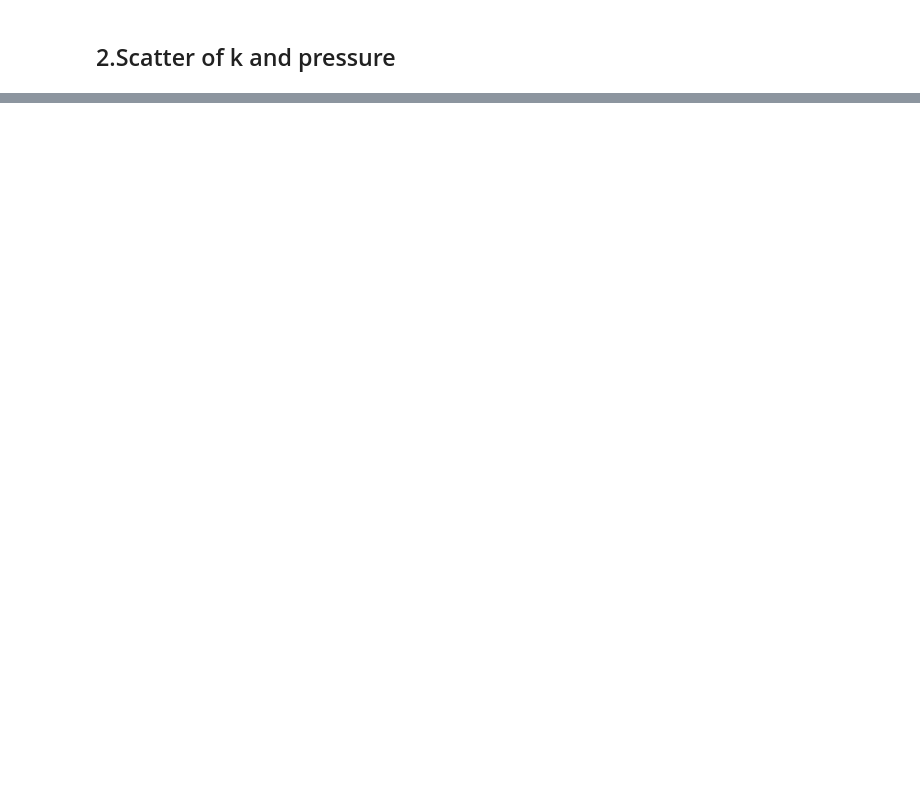
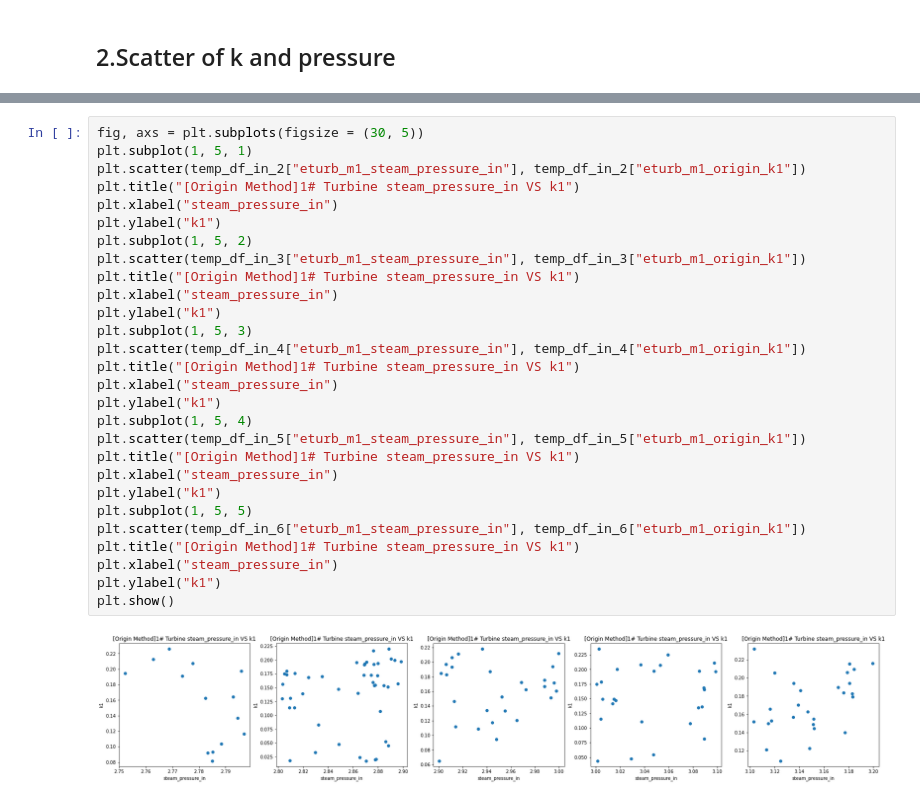
Before and after one commit to wangzhefeng/data-analysis, a Jupyter notebook: eturb_model/src/eturb_m1_regression_parameters_VS_pressure.ipynb, the cells around one changed output, grey strips where cells are left out. Saved outputs shown, nothing was run; the diff lists cells and outputs as text; blank space fills up the shorter version.

```diff
--- a/eturb_model/src/eturb_m1_regression_parameters_VS_pressure.ipynb
+++ b/eturb_model/src/eturb_m1_regression_parameters_VS_pressure.ipynb
@@ -158,0 +226,30 @@ scatter_plot(df_origin, "eturb_m1_steam_pressure_side", "eturb_m1_origin_k2",  i
+# %%
+fig, axs = plt.subplots(figsize = (30, 5))
+plt.subplot(1, 5, 1)
+plt.scatter(temp_df_in_2["eturb_m1_steam_pressure_in"], temp_df_in_2["eturb_m1_origin_k1"])
+plt.title("[Origin Method]1# Turbine steam_pressure_in VS k1")
+plt.xlabel("steam_pressure_in")
+plt.ylabel("k1")
+plt.subplot(1, 5, 2)
+plt.scatter(temp_df_in_3["eturb_m1_steam_pressure_in"], temp_df_in_3["eturb_m1_origin_k1"])
+plt.title("[Origin Method]1# Turbine steam_pressure_in VS k1")
+plt.xlabel("steam_pressure_in")
+plt.ylabel("k1")
+plt.subplot(1, 5, 3)
+plt.scatter(temp_df_in_4["eturb_m1_steam_pressure_in"], temp_df_in_4["eturb_m1_origin_k1"])
+plt.title("[Origin Method]1# Turbine steam_pressure_in VS k1")
+plt.xlabel("steam_pressure_in")
+plt.ylabel("k1")
+plt.subplot(1, 5, 4)
+plt.scatter(temp_df_in_5["eturb_m1_steam_pressure_in"], temp_df_in_5["eturb_m1_origin_k1"])
+plt.title("[Origin Method]1# Turbine steam_pressure_in VS k1")
+plt.xlabel("steam_pressure_in")
+plt.ylabel("k1")
+plt.subplot(1, 5, 5)
+plt.scatter(temp_df_in_6["eturb_m1_steam_pressure_in"], temp_df_in_6["eturb_m1_origin_k1"])
+plt.title("[Origin Method]1# Turbine steam_pressure_in VS k1")
+plt.xlabel("steam_pressure_in")
+plt.ylabel("k1")
+plt.show()
+# %% [output]
+[figure, added]
```
Also changed, not shown: parts of 35 cells of this notebook.
